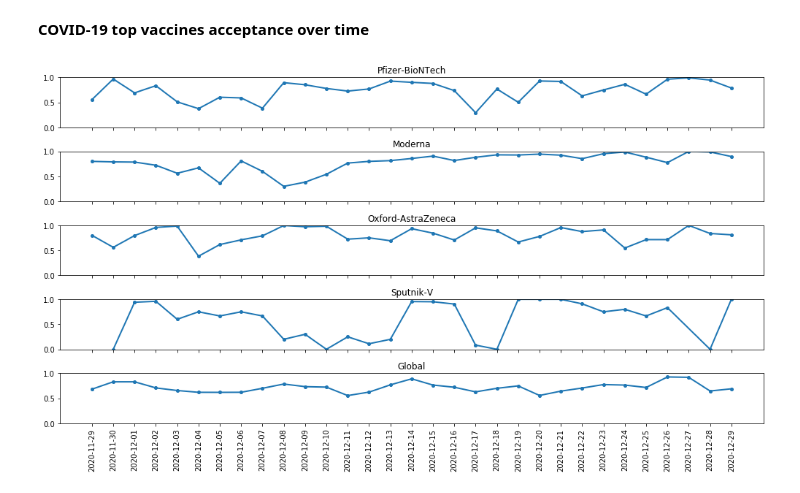
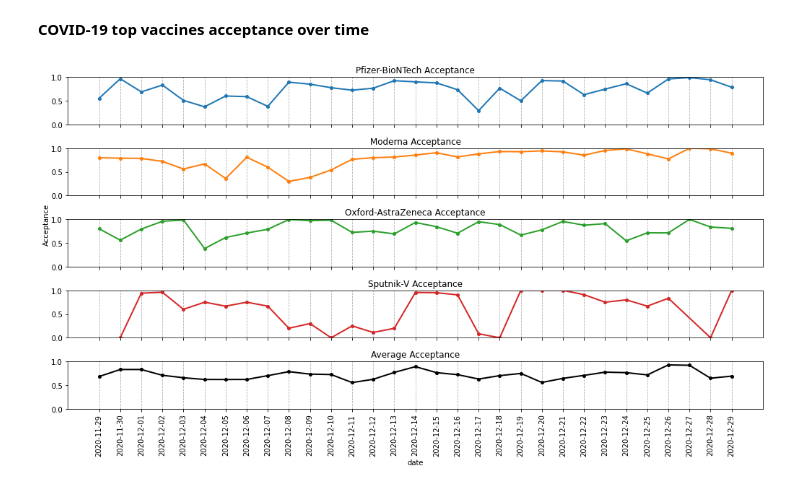
Before and after one commit to albertrial/covid-vaccine-tweets-study, a Jupyter notebook: BDA-Project-RafelPalliser-AlbertRial.ipynb, the cells around one changed output. Cells and saved outputs as stored; diff of their text form; code cells hidden in the pictures.

```diff
--- a/BDA-Project-RafelPalliser-AlbertRial.ipynb
+++ b/BDA-Project-RafelPalliser-AlbertRial.ipynb
@@ -958,22 +983,0 @@ TODO: Add more countries (He vist que a Cuba, Sputnik-V fins i tot arriba a supe
-# %%
-from src.plots import multi_barplot
-pip = [
-    {'$match': {'vaccines': {'$exists': True}, 'my_geo.country': {'$in': countries}}},
-    {'$unwind': '$vaccines'},
-    {'$group': {'_id': {'vaccine': '$vaccines', 'country': '$my_geo.country'}, 'count': {'$sum':1}}},
-    {'$group': {'_id': '$_id.country', 'count_group': {'$push': {'vaccine': '$_id.vaccine', 'count': '$count'}}}}
-]
-
-res = tweets.aggregate(pip)
-countries = []
-counts = []
-vaccines = ['Pfizer-BioNTech', 'Moderna', 'Oxford-AstraZeneca', 'Sputnik-V']
-for r in res:
-    countries.append(r['_id'])
-    country_counts = [0, 0, 0, 0]
-    for d in r['count_group']:
-        if d['vaccine'] in vaccines:
-            country_counts[vaccines.index(d['vaccine'])] = d['count']
-    normalized = [e/sum(country_counts) for e in country_counts]
-    counts.append(normalized)
-multi_barplot(countries, counts, vaccines, label_rotation=90, figsize=(14, 8))
@@ -1119,6 +1140,8 @@ stacked_barplot(vaccines_list, acceptance, title='', x_label='', y_label='', lab
 # %%
 from src.plots import timeseries
 
+
+# Get the average acceptance
 pip = [
     {'$match': {'vaccine_acceptance.global_acceptance': {'$ne': 'neutral'}}},
     {'$group': {'_id': {'date': '$date', 'acceptance': '$vaccine_acceptance.global_acceptance'}, 'count': {'$sum':1}}},
@@ -1127,37 +1150,43 @@ pip = [
 ]
 
 res = tweets.aggregate(pip)
 
-g_days = []
-g_acceptances = []
+avg_days = []
+avg_acceptances = []
 for r in res:
-    g_days.append(r['_id'])
+    avg_days.append(r['_id'])
     d = defaultdict(int, {group['acceptance']: group['count'] for group in r['count_group']})
     acceptance = d['in_favour']/(d['in_favour'] + d['against'])
-    g_acceptances.append(acceptance)
+    avg_acceptances.append(acceptance)
 
-
+# Get the acceptance for each vaccine
 pip = [
     {'$match': {'vaccine_acceptance.global_acceptance': {'$ne': 'neutral'}, 'vaccines': {'$exists': True}}},
     {'$unwind': '$vaccines'},
     {'$group': {'_id': {'date': '$date', 'acceptance': '$vaccine_acceptance.global_acceptance', 'vaccine': '$vaccines'}, 'count': {'$sum':1}}},
     {'$group': {'_id': {'date': '$_id.date', 'vaccine': '$_id.vaccine'}, 'count_group': {'$push': {'acceptance': '$_id.acceptance', 'count': '$count'}}}},
     {'$sort': SON([('_id.date', pymongo.ASCENDING)])}
 ]
 
 res = tweets.aggregate(pip)
 
+# Create a list for each vaccine
 days = defaultdict(list)
 acceptances = defaultdict(list)
 vaccines = ['Pfizer-BioNTech', 'Moderna', 'Oxford-AstraZeneca', 'Sputnik-V']
 for r in res:
     days[r['_id']['vaccine']].append(r['_id']['date'])
     d = defaultdict(int, {group['acceptance']: group['count'] for group in r['count_group']})
     acceptance = d['in_favour']/(d['in_favour'] + d['against'])
     acceptances[r['_id']['vaccine']].append(acceptance)
 acceptances = [acceptances[vac] for vac in vaccines]
 days = [days[vac] for vac in vaccines]
 
-timeseries(days + [g_days], acceptances + [g_acceptances], vaccines + ['Global'], label_rotation=90, figsize=(14, 8))
+# Join info
+days.append(avg_days)
+acceptances.append(avg_acceptances)
+vaccines.append('Average')
+
+timeseries(days, acceptances, vaccines, 'Acceptance', 'date', 'Acceptance', label_rotation=90, figsize=(14, 8))
 # %% [output]
-[figure, old version]
+[figure, new version]
```
Also changed, not shown: parts of 44 cells of this notebook.
